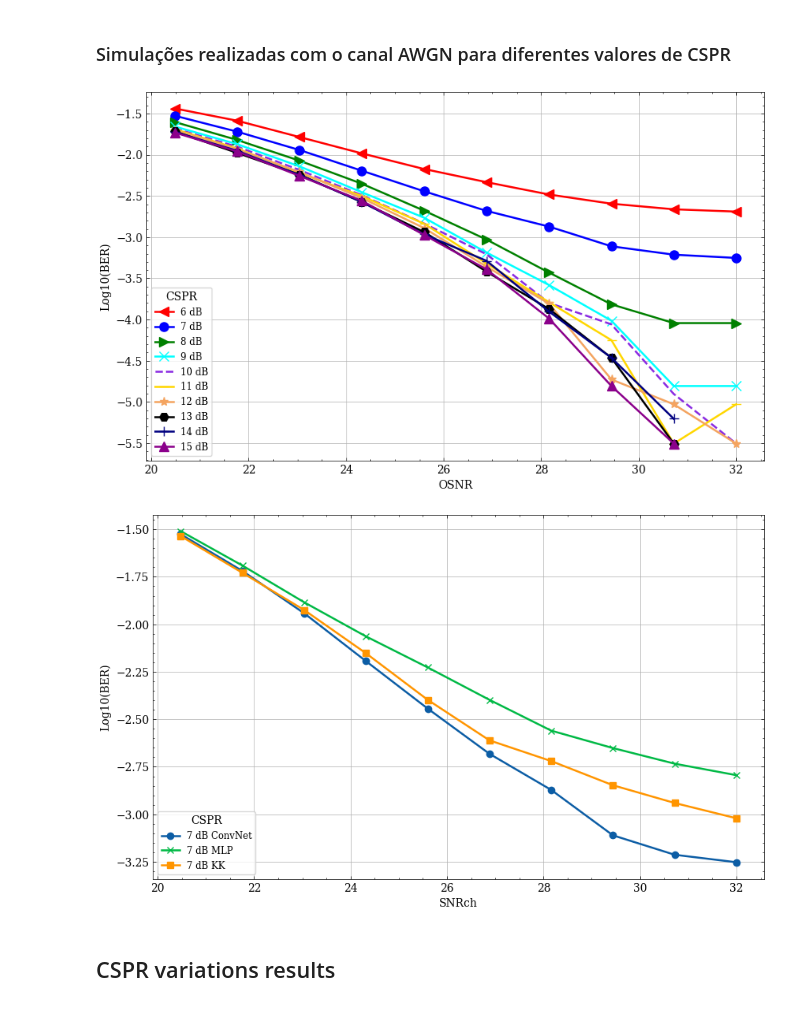
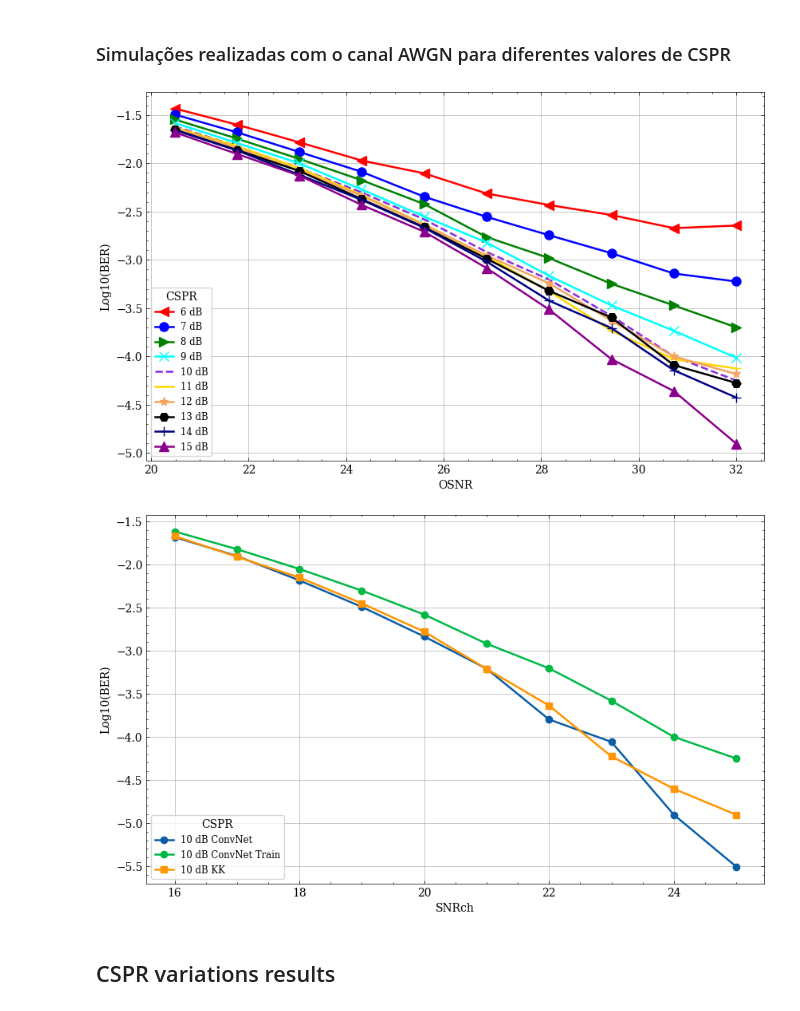
Before and after one commit to silasabs/PIVIC-PIBIC-Comunicacoes-Opticas, a Jupyter notebook: jupyter notebooks/Pibic_Results_PhaseRetrieval.ipynb, the cells around one changed output. Cells and saved outputs as stored; diff of their text form; code cells hidden in the pictures.

```diff
--- a/jupyter notebooks/Pibic_Results_PhaseRetrieval.ipynb
+++ b/jupyter notebooks/Pibic_Results_PhaseRetrieval.ipynb
@@ -33,6 +33,11 @@ CSPR_BER = loadArray(r'C:\Users\optic\Documents\PIVIC-PIBIC-Comunicacoes-Opticas
 CSPR_SNR = loadArray(r'C:\Users\optic\Documents\PIVIC-PIBIC-Comunicacoes-Opticas\resultados\Data\Pibic\CSPR_SNR_SpS_4_128_Sample_0_AWGN_debug.npy')
 CSPR_SIR = loadArray(r'C:\Users\optic\Documents\PIVIC-PIBIC-Comunicacoes-Opticas\resultados\Data\Pibic\CSPR_SIR_SpS_4_128_Sample_0_AWGN_debug.npy')
 CSPR_SER = loadArray(r'C:\Users\optic\Documents\PIVIC-PIBIC-Comunicacoes-Opticas\resultados\Data\Pibic\CSPR_SER_SpS_4_128_Sample_0_AWGN_debug.npy')
+
+CSPR_BER_2 = loadArray(r'C:\Users\optic\Documents\PIVIC-PIBIC-Comunicacoes-Opticas\resultados\Data\Pibic\CSPR_BER_SpS_4_128_Sample_0_AWGN_TRAIN.npy')
+CSPR_SNR_2 = loadArray(r'C:\Users\optic\Documents\PIVIC-PIBIC-Comunicacoes-Opticas\resultados\Data\Pibic\CSPR_SNR_SpS_4_128_Sample_0_AWGN_TRAIN.npy')
+CSPR_SIR_2 = loadArray(r'C:\Users\optic\Documents\PIVIC-PIBIC-Comunicacoes-Opticas\resultados\Data\Pibic\CSPR_SIR_SpS_4_128_Sample_0_AWGN_TRAIN.npy')
+CSPR_SER_2 = loadArray(r'C:\Users\optic\Documents\PIVIC-PIBIC-Comunicacoes-Opticas\resultados\Data\Pibic\CSPR_SER_SpS_4_128_Sample_0_AWGN_TRAIN.npy')
 # CSPR_BER_0 = loadArray(r'C:\Users\optic\Documents\PIVIC-PIBIC-Comunicacoes-Opticas\resultados\Data\Pibic\CSPR_BER_SpS_4_128_Sample_0'+str('_awgn.npy'))
 # CSPR_BER_1 = loadArray(r'C:\Users\optic\Documents\PIVIC-PIBIC-Comunicacoes-Opticas\resultados\Data\Pibic\CSPR_BER_SpS_4_128_Sample_1'+str('_awgn.npy'))
 # CSPR_BER_2 = loadArray(r'C:\Users\optic\Documents\PIVIC-PIBIC-Comunicacoes-Opticas\resultados\Data\Pibic\CSPR_BER_SpS_4_128_Sample_2'+str('_awgn.npy'))
@@ -117,30 +122,31 @@ FO_SIR_4 = loadArray(r'C:\Users\optic\Documents\PIVIC-PIBIC-Comunicacoes-Opticas
 # %%
 loPower = np.arange(6,16,1)
 SNR_values = np.arange(16,26,1)
 OSNR = ((1*32e9)/(2*12.5e9))*SNR_values
 
 plt.figure(figsize=(10,6))
 
 labels = ['-<', '-o', '->', '-x', '--', '-_', '-*', '-H', '-+', '-^']
 colors = ['red', 'blue', 'green', 'aqua', 'blueviolet', 'gold', 'sandybrown', 'black', 'navy', 'darkmagenta']
 
 for index, indCSPR in enumerate(loPower):
-    plt.plot(OSNR, np.log10(CSPR_BER[:,index][2]), labels[index], markersize=8, color = colors[index], label=str(indCSPR)+' dB')
+    plt.plot(OSNR, np.log10(CSPR_BER_2[:,index][0]), labels[index], markersize=8, color = colors[index], label=str(indCSPR)+' dB')
 
 plt.legend(title="CSPR", loc=3, fontsize='small', frameon=True);
 #plt.text(26.5,-0.5,'Conv-Rx 3', fontsize = 14, bbox=dict(facecolor='white', alpha=0.5))
 #plt.title('ConvNet Receiver');
 plt.xlabel('OSNR');
 plt.ylabel('Log10(BER)');
 plt.grid();
 # %% [output]
-[figure, old version]
+[figure, new version]
 # %%
 plt.figure(figsize=(10,6))
 
-plt.plot(OSNR, np.log10(CSPR_BER[:,1][2]), '-o', label='7 dB ConvNet')
-plt.plot(OSNR, np.log10(CSPR_BER[:,1][1]), '-x', label='7 dB MLP')
-plt.plot(OSNR, np.log10(CSPR_BER[:,1][0]), '-s', label='7 dB KK')
+plt.plot(SNR_values, np.log10(CSPR_BER[:,4][2]), '-o', label='10 dB ConvNet')
+plt.plot(SNR_values, np.log10(CSPR_BER_2[:,4][0]), '-o', label='10 dB ConvNet Train')
+#plt.plot(OSNR, np.log10(CSPR_BER[:,1][1]), '-x', label='7 dB MLP')
+plt.plot(SNR_values, np.log10(CSPR_BER[:,4][0]), '-s', label='10 dB KK')
 
 plt.legend(title="CSPR", loc=3, fontsize='small', frameon=True);
 #plt.text(26.5,-0.5,'Conv-Rx 3', fontsize = 14, bbox=dict(facecolor='white', alpha=0.5))
@@ -149,7 +155,7 @@ plt.xlabel('SNRch');
 plt.ylabel('Log10(BER)');
 plt.grid();
 # %% [output]
-[figure, old version]
+[figure, new version]
 # %% [markdown]
 ## CSPR variations results
 # %%
```
Also changed, not shown: 1 other file.
